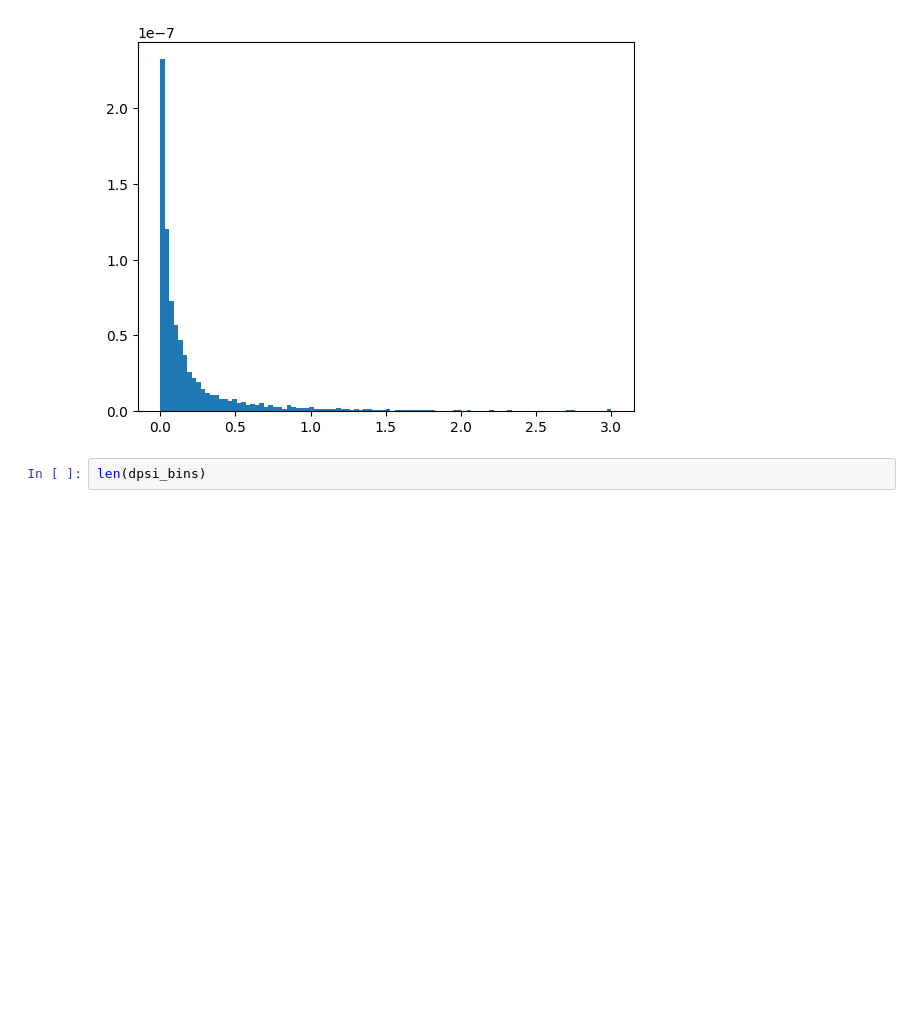
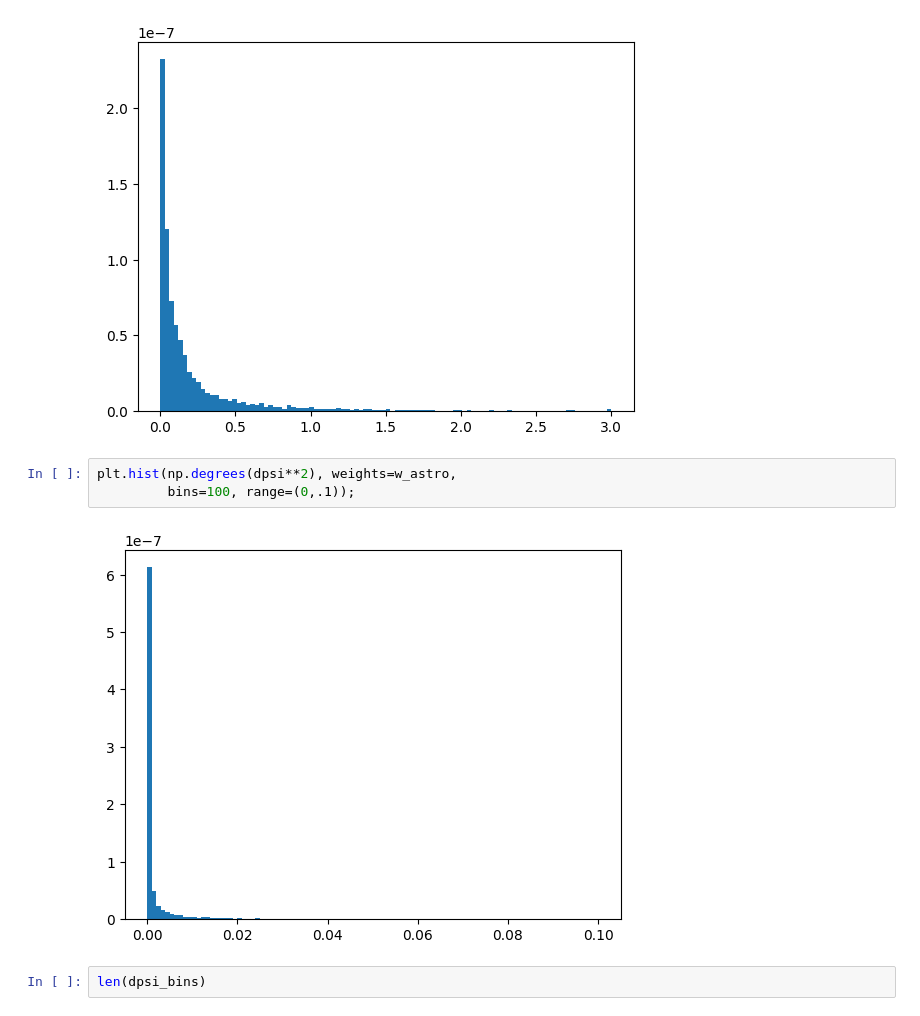
Before and after one commit to ssclafani949/pone_scripts, a Jupyter notebook: nb/create_E_psi2_plot.ipynb, the cells around one changed output. Drawn from its saved outputs; the diff is of its cells as text; blank space fills up the shorter version.

```diff
--- a/nb/create_E_psi2_plot.ipynb
+++ b/nb/create_E_psi2_plot.ipynb
@@ -37,6 +37,11 @@ plt.hist(np.degrees(dpsi), weights=w_astro,
 #plt.xlim(0,60)
 # %% [output]
 [figure]
+# %%
+plt.hist(np.degrees(dpsi**2), weights=w_astro,
+         bins=100, range=(0,.1));
+# %% [output]
+[figure, added]
 # %%
 len(dpsi_bins)
 # %% [output]
```
Also changed, not shown: parts of 4 cells of this notebook, 1 other file.
